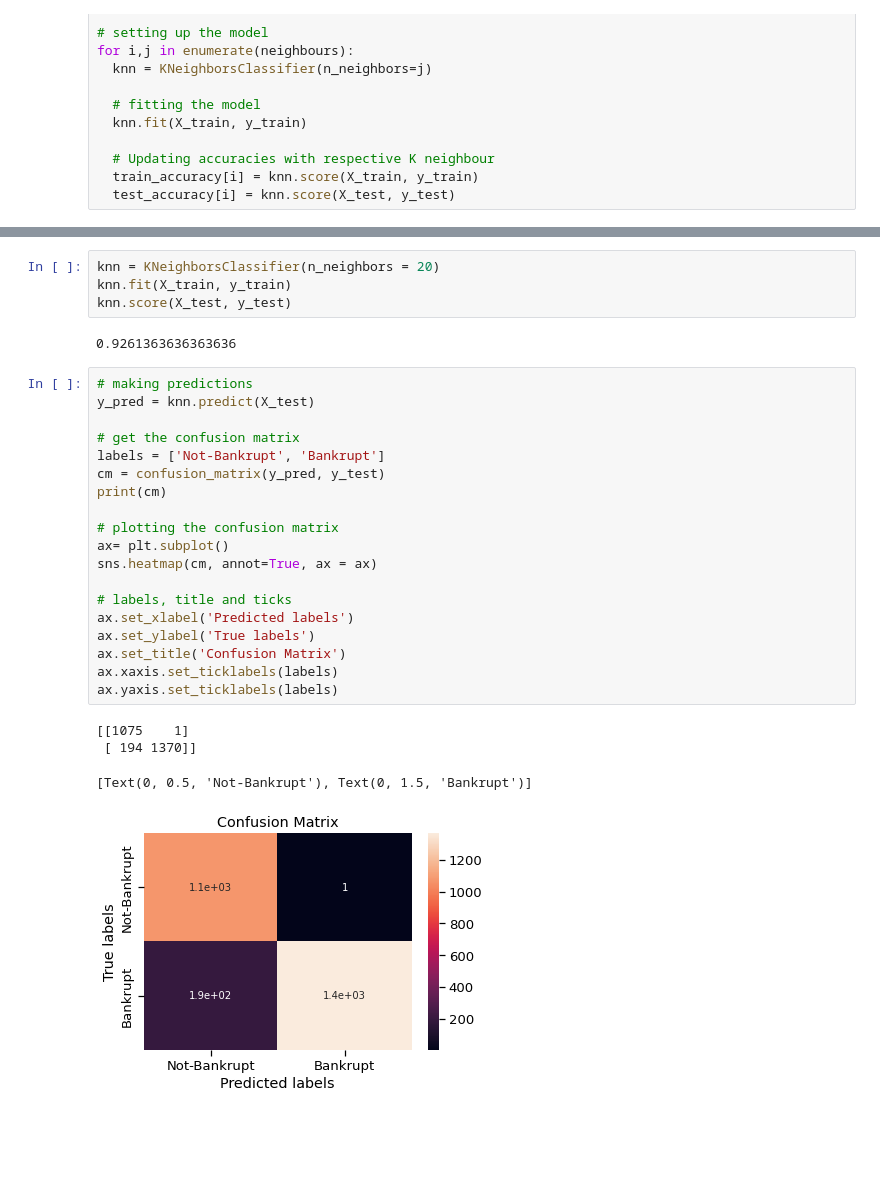
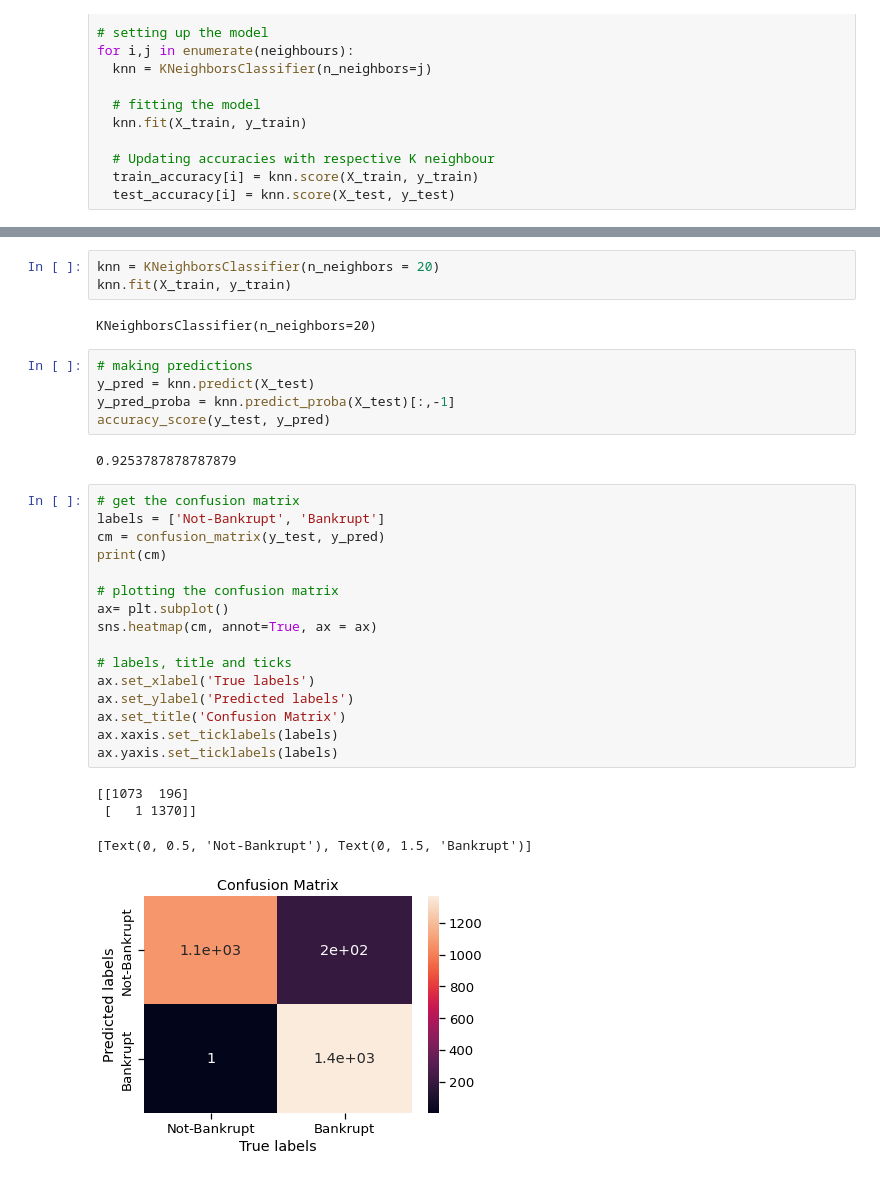
Before and after one commit to Selva-Subramanian/Company-bankruptcy-prediction, a Jupyter notebook: COMPANY_BANKRUPTCY_PREDICTION.ipynb, the cells around one changed output, grey strips where cells are left out. Saved outputs shown, nothing was run; the diff lists cells and outputs as text; blank space fills up the shorter version.

```diff
--- a/COMPANY_BANKRUPTCY_PREDICTION.ipynb
+++ b/COMPANY_BANKRUPTCY_PREDICTION.ipynb
@@ -527,32 +534,35 @@ plt.legend()
 # %%
 knn = KNeighborsClassifier(n_neighbors = 20)
 knn.fit(X_train, y_train)
-knn.score(X_test, y_test)
 # %% [output]
-0.9261363636363636
+KNeighborsClassifier(n_neighbors=20)
+# %%
+# making predictions
+y_pred = knn.predict(X_test)
+y_pred_proba = knn.predict_proba(X_test)[:,-1]
+accuracy_score(y_test, y_pred)
+# %% [output]
+0.9253787878787879
 # %%
-# making predictions
-y_pred = knn.predict(X_test)
-
 # get the confusion matrix
 labels = ['Not-Bankrupt', 'Bankrupt']
-cm = confusion_matrix(y_pred, y_test)
+cm = confusion_matrix(y_test, y_pred)
 print(cm)
 
 # plotting the confusion matrix
 ax= plt.subplot()
 sns.heatmap(cm, annot=True, ax = ax)
 
 # labels, title and ticks
-ax.set_xlabel('Predicted labels')
-ax.set_ylabel('True labels')
+ax.set_xlabel('True labels')
+ax.set_ylabel('Predicted labels')
 ax.set_title('Confusion Matrix')
 ax.xaxis.set_ticklabels(labels)
 ax.yaxis.set_ticklabels(labels)
 # %% [output]
-[[1075    1]
- [ 194 1370]]
+[[1073  196]
+ [   1 1370]]
 [Text(0, 0.5, 'Not-Bankrupt'), Text(0, 1.5, 'Bankrupt')]
-[figure, old version]
+[figure, new version]
 # %%
 # ploting roc area under curve
```
Also changed, not shown: parts of 47 cells of this notebook.
